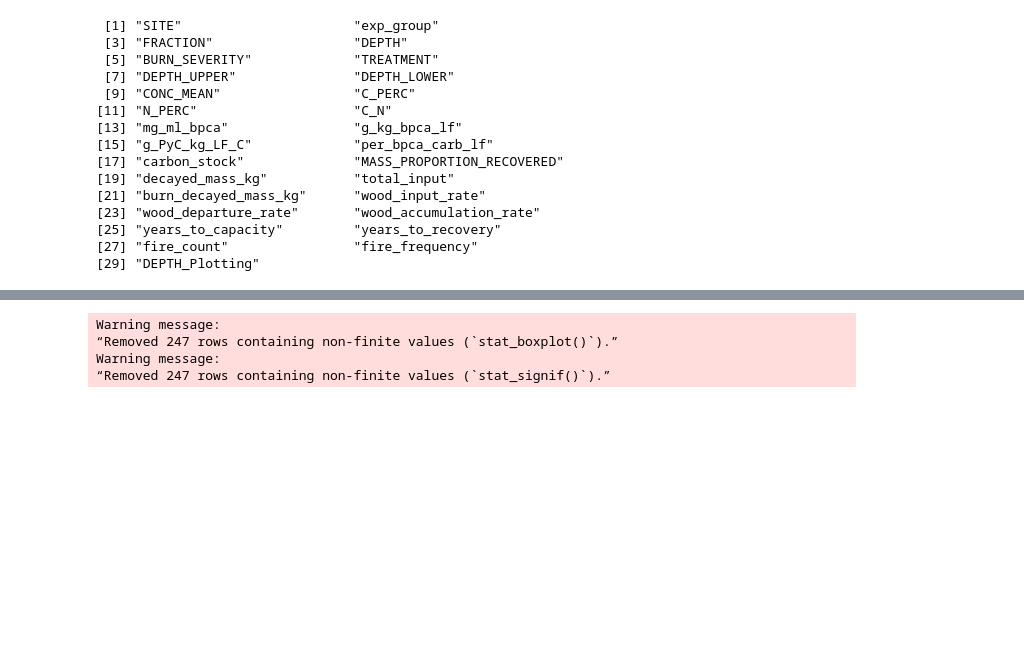
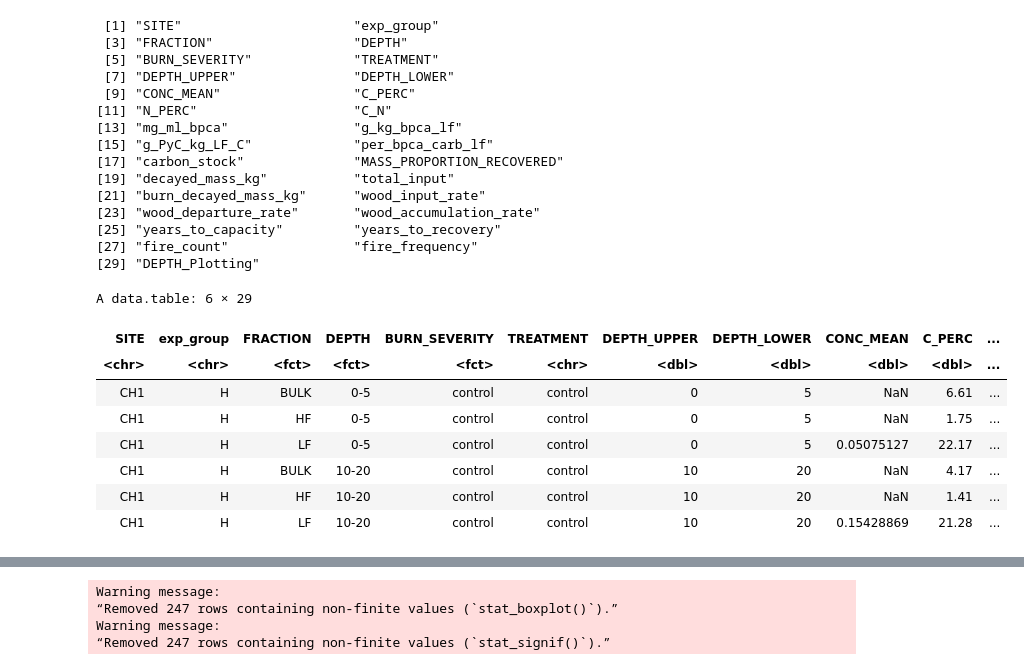
Before and after one commit to hayleypc/BPCA_HFF, a Jupyter notebook: BPCA_analysis_plotting.ipynb, the cells around one changed output, grey strips where cells are left out. Cells and saved outputs as stored; diff of their text form; code cells hidden in the pictures; blank space fills up the shorter version.

```diff
--- a/BPCA_analysis_plotting.ipynb
+++ b/BPCA_analysis_plotting.ipynb
@@ -721,3 +725,15 @@ names(analysis_full_bpca_exp_dt)
 [25] "years_to_capacity"         "years_to_recovery"
 [27] "fire_count"                "fire_frequency"
 [29] "DEPTH_Plotting"
+# %%
+head(analysis_full_bpca_exp_dt)
+# %% [output]
+A data.table: 6 × 29
+| SITE | exp_group | FRACTION | DEPTH | BURN_SEVERITY | TREATMENT | DEPTH_UPPER | DEPTH_LOWER | CONC_MEAN | C_PERC | ... |
+| <chr> | <chr> | <fct> | <fct> | <fct> | <chr> | <dbl> | <dbl> | <dbl> | <dbl> | ... |
+| CH1 | H | BULK | 0-5 | control | control | 0 | 5 | NaN | 6.61 | ... |
+| CH1 | H | HF | 0-5 | control | control | 0 | 5 | NaN | 1.75 | ... |
+| CH1 | H | LF | 0-5 | control | control | 0 | 5 | 0.05075127 | 22.17 | ... |
+| CH1 | H | BULK | 10-20 | control | control | 10 | 20 | NaN | 4.17 | ... |
+| CH1 | H | HF | 10-20 | control | control | 10 | 20 | NaN | 1.41 | ... |
+| CH1 | H | LF | 10-20 | control | control | 10 | 20 | 0.15428869 | 21.28 | ... |
```
Also changed, not shown: parts of 21 cells of this notebook.
